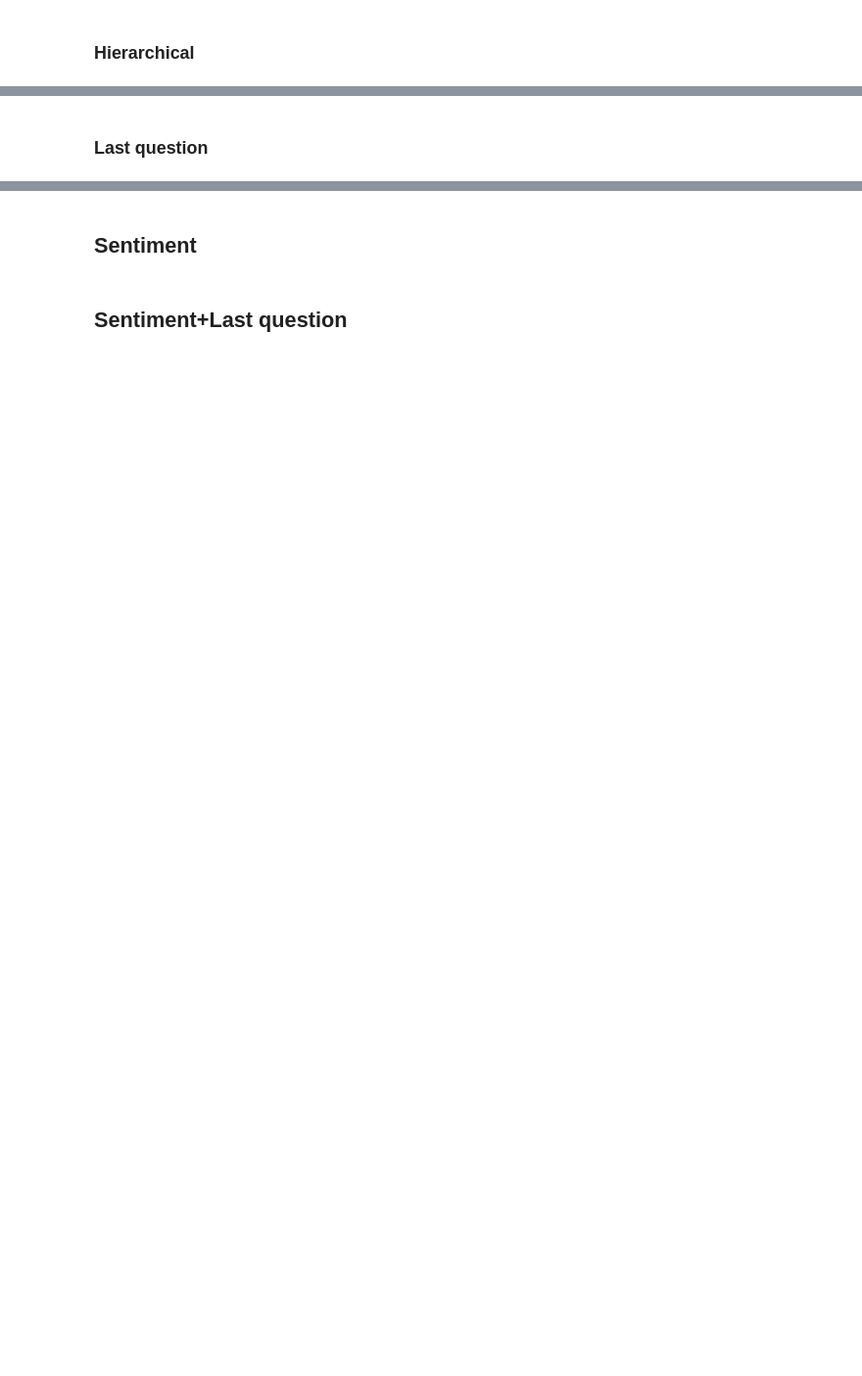
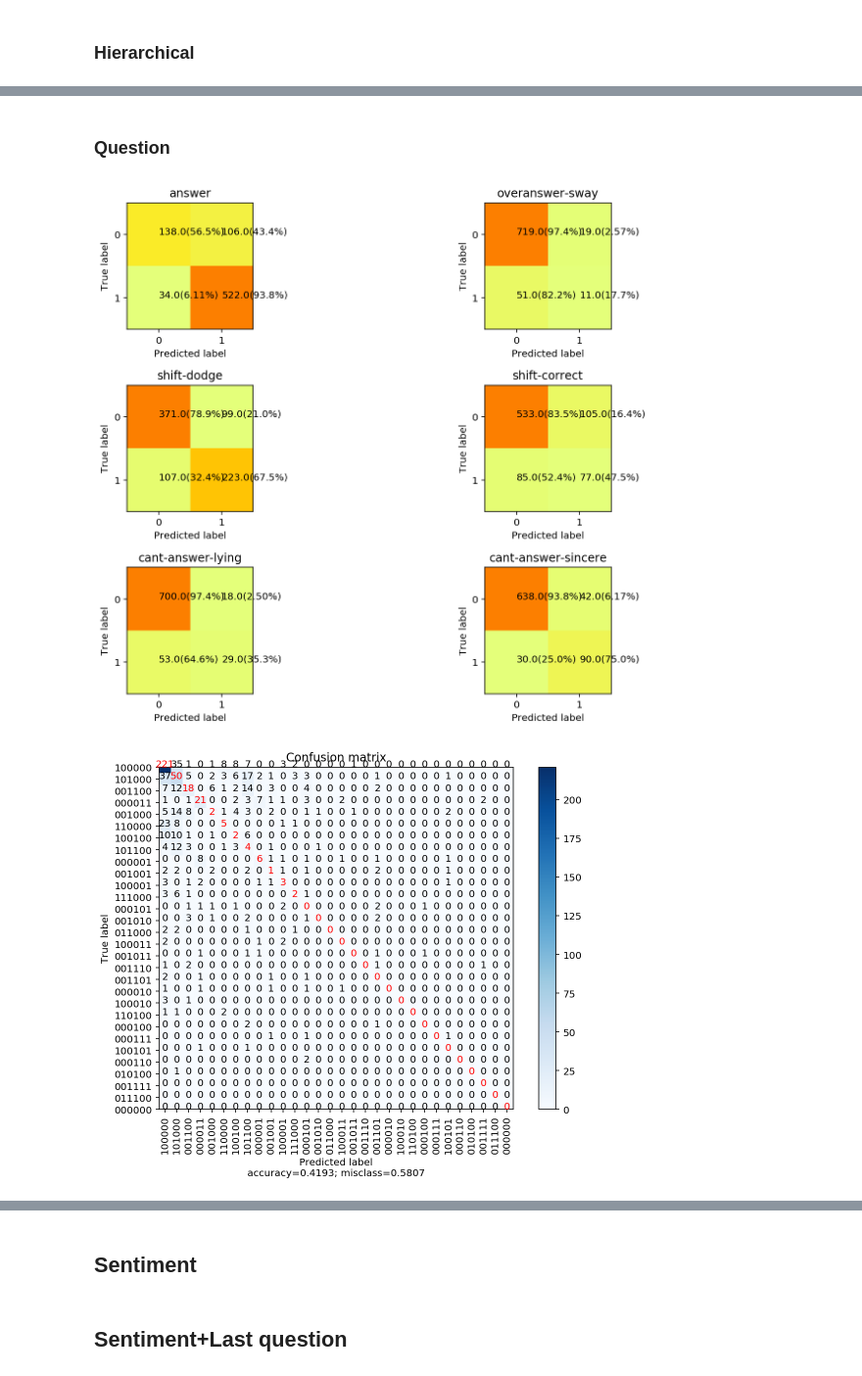
Before and after one commit to elisaF/subjective_discourse, a Jupyter notebook: code/analyses/classification results analysis.ipynb, the cells around one changed output, grey strips where cells are left out. Shown at 98% size. Cells and saved outputs as stored; diff of their text form; code cells hidden in the pictures; blank space fills up the shorter version.

```diff
--- a/code/analyses/classification results analysis.ipynb
+++ b/code/analyses/classification results analysis.ipynb
@@ -419,2 +447,0 @@ merged_hier_dfs[fold][merged_hier_dfs[fold]['qa_index_hier']==11530956014]
-# %% [markdown]
-### Last question
@@ -421,8 +452,13 @@ merged_hier_dfs[fold][merged_hier_dfs[fold]['qa_index_hier']==11530956014]
+# %% [markdown]
+### Question
 # %%
 last_q_files = []
 for fold_num in range(4):
-    last_q_files.append('/Users/elisa/Documents/CompLing/congressional_hearing/results/roberta_classification/roberta_test_hier/2_input/metrics_roberta_hierarchical_q_text_last_question_r_text_test.json_fold'+str(fold_num)+'_test_fine')
+    last_q_files.append('/Users/elisa/Documents/CompLing/congressional_hearing/results_final/roberta_hierarchical/2_input/metrics_roberta_hierarchical_q_text_first_question_and_rest_r_text_test.json_fold'+str(fold_num)+'_test_fine')
 last_q_ids, last_q_targets, last_q_preds, last_q_coarse_targets, last_q_coarse_preds, _ = get_confusion_matrix(last_q_files, is_fine=True, all_label_sets_ordered=base_targets_ordered)
+# %% [output]
+[figure, added]
+[figure, added]
 # %%
 f1_class_scores = []
 for fold_targets, fold_preds in zip(last_q_targets, last_q_preds):
```
Also changed, not shown: parts of 21 cells of this notebook, 4 other files.
